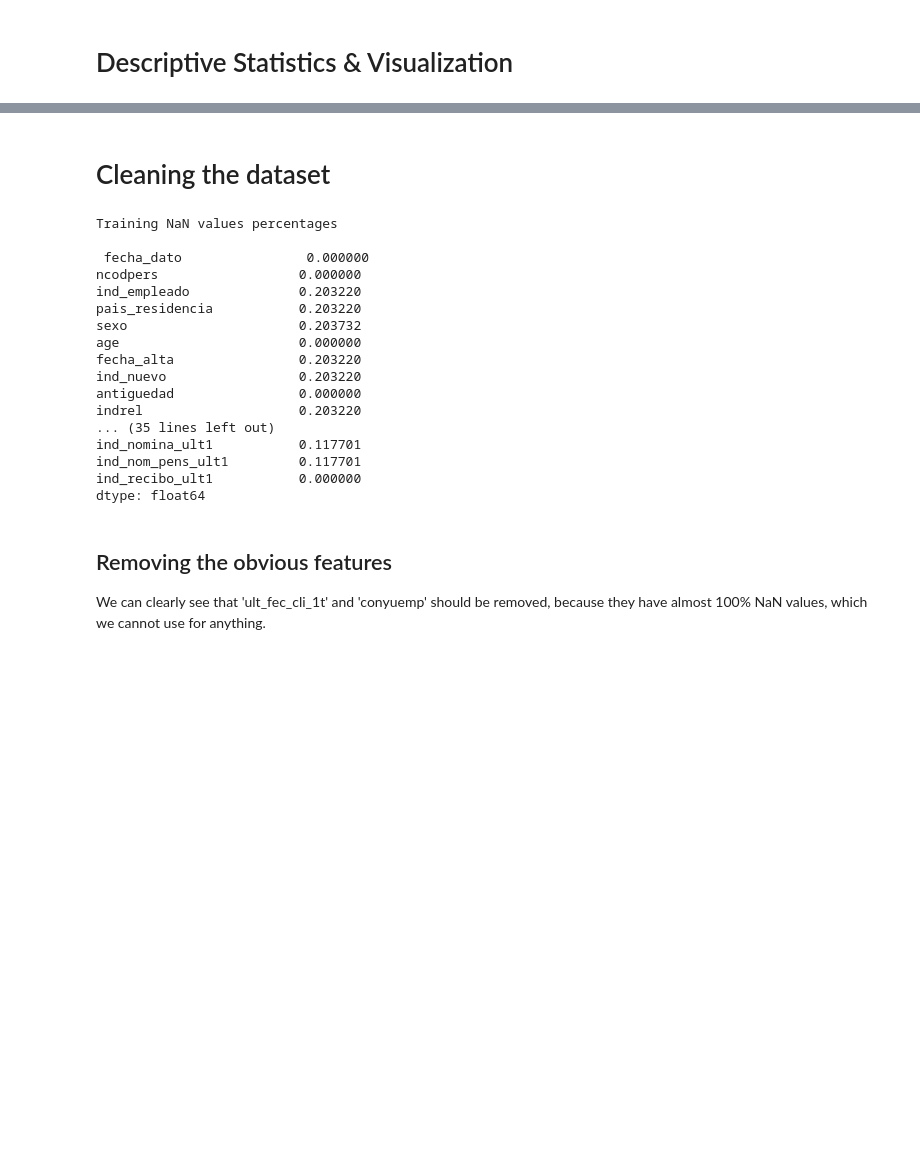
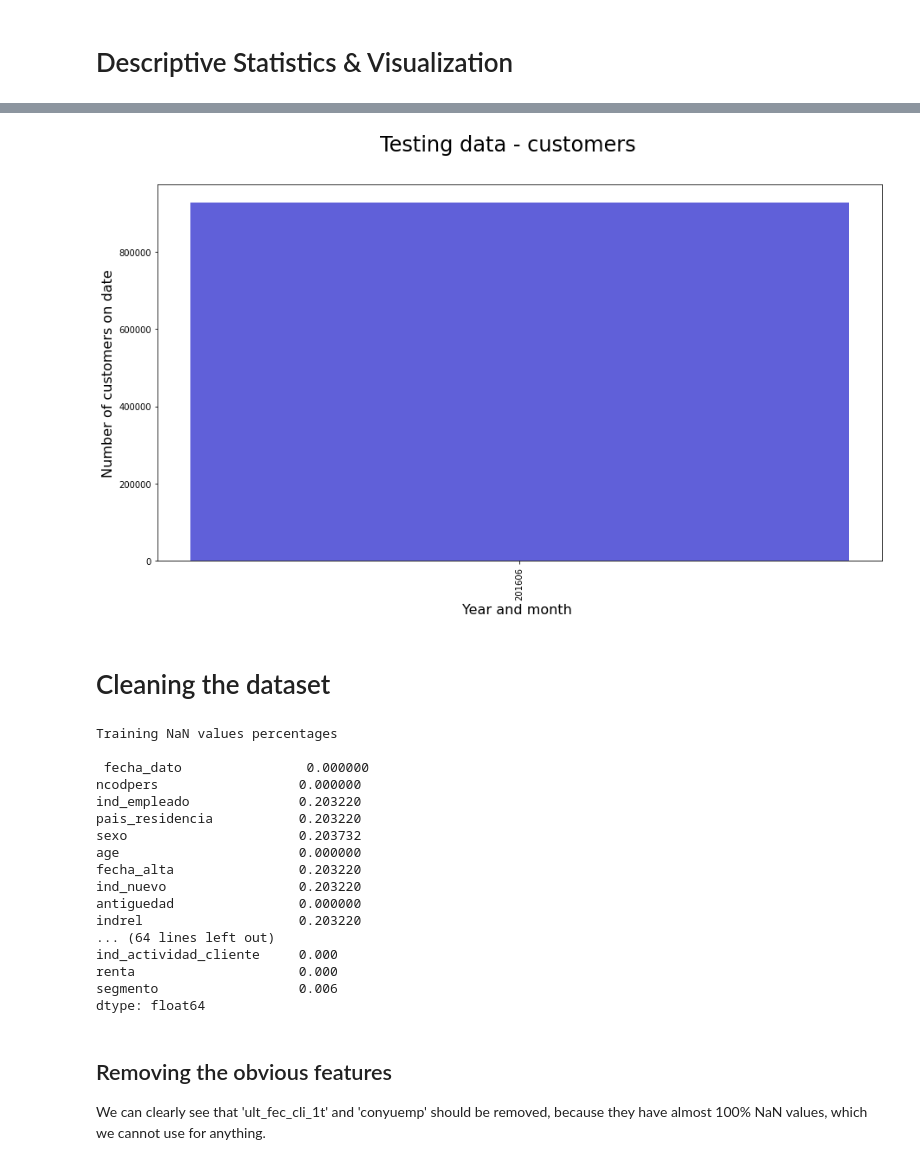
Before and after one commit to casperbh96/mbml, a Jupyter notebook: Data_Preparation.ipynb, the cells around one changed output, grey strips where cells are left out. Saved outputs shown, nothing was run; the diff lists cells and outputs as text; code cells hidden in the pictures; blank space fills up the shorter version.

```diff
--- a/Data_Preparation.ipynb
+++ b/Data_Preparation.ipynb
@@ -56,3 +56,12 @@ train_df.head(5)
 | 2 | 2015-01-28 | 1050612 | N | ES | V | 23 | 2012-08-10 | 0.0 | ... |
 | 3 | 2015-01-28 | 1050613 | N | ES | H | 22 | 2012-08-10 | 0.0 | ... |
 | 4 | 2015-01-28 | 1050614 | N | ES | V | 23 | 2012-08-10 | 0.0 | ... |
+# %%
+#test_path = 'data/test_ver2.csv'
+test_path = '/content/gdrive/My Drive/MSc: AI/2. semester/MBML/test_ver2.csv'
+#test_path = '/content/gdrive/My Drive/DTU/Model-based machined learning/project/data/test_ver2.csv'
+
+test_df = pd.read_csv(test_path, parse_dates=['fecha_dato', 'fecha_alta', 'ult_fec_cli_1t'],
+                      sep=",",na_values = ['?', 'NA'], nrows = 50000)
+
+test_df.head(5)
@@ -147,7 +165,16 @@ plot_dates(yearmonth, 'Training data - customers')
+# %%
+test_yearmonth = test_df['fecha_dato'].apply(
+    lambda x: (100*x.year) + x.month
+).value_counts()
+
+plot_dates(test_yearmonth, 'Testing data - customers')
+# %% [output]
+[figure, added]
 # %% [markdown]
 # Cleaning the dataset
 # %%
 print("Training NaN values percentages \n\n",(train_df.isna().sum()/train_df.shape[0])*100)
+print("\n\n Testing NaN values percentages \n\n",(test_df.isna().sum()/test_df.shape[0])*100)
 # %% [output]
 Training NaN values percentages
 
@@ -161,10 +188,10 @@ fecha_alta                0.203220
 ind_nuevo                 0.203220
 antiguedad                0.000000
 indrel                    0.203220
-... (35 lines left out)
-ind_nomina_ult1           0.117701
-ind_nom_pens_ult1         0.117701
-ind_recibo_ult1           0.000000
+... (64 lines left out)
+ind_actividad_cliente     0.000
+renta                     0.000
+segmento                  0.006
 dtype: float64
 # %%
 def nan_value_check(value):
```
Also changed, not shown: parts of 73 cells of this notebook.
